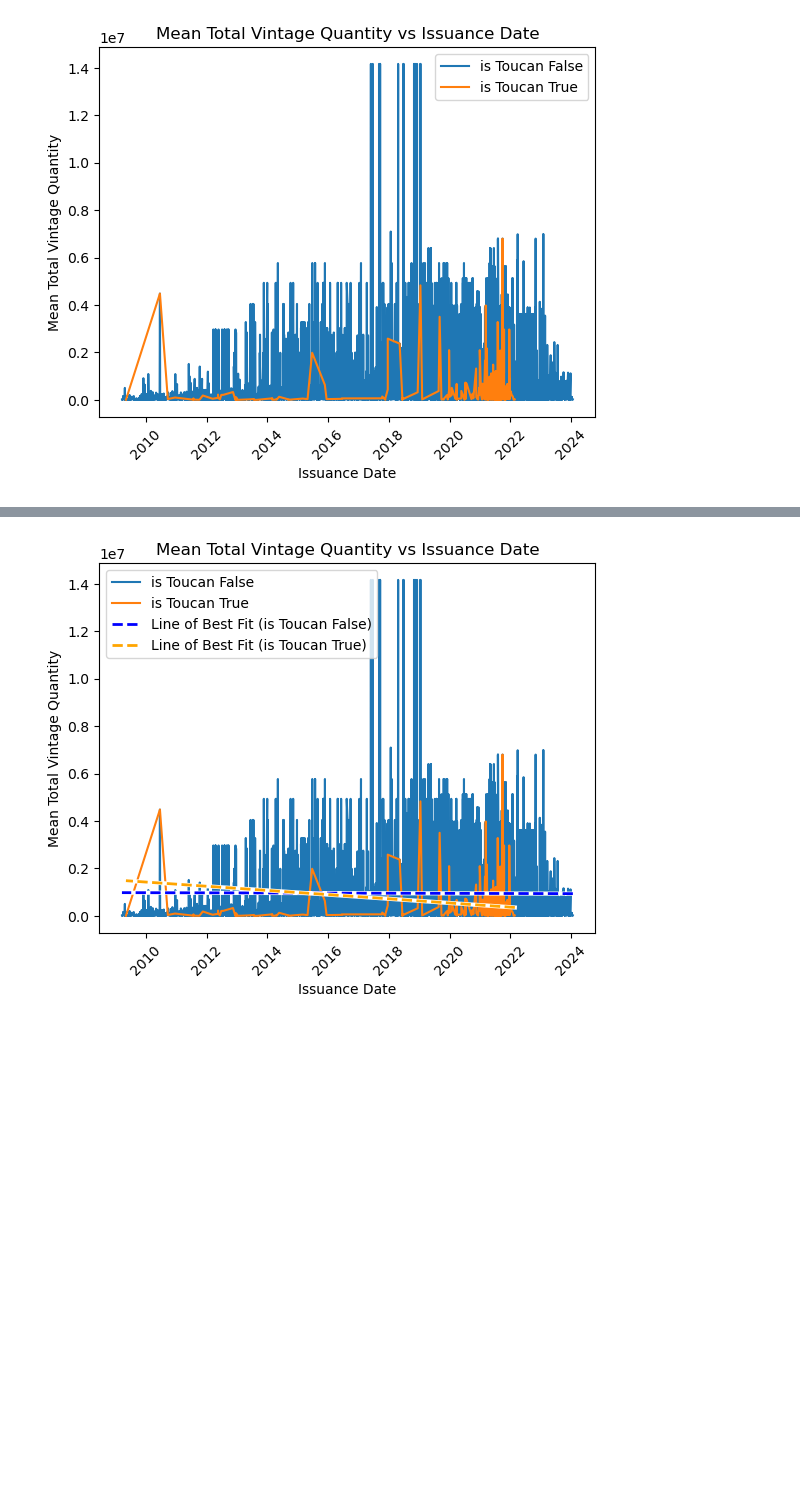
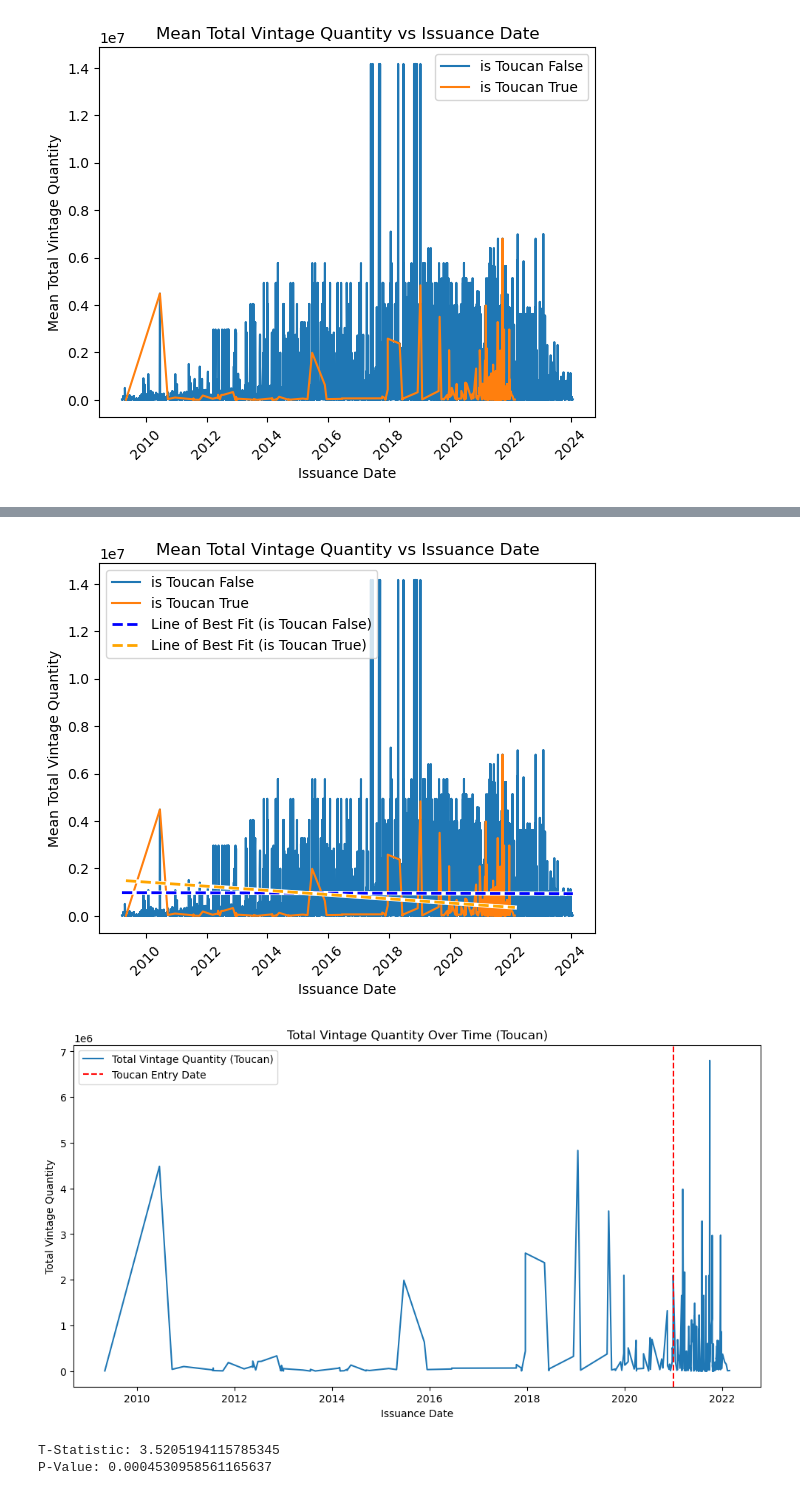
Before and after one commit to dkilleen428/honors_thesis, a Jupyter notebook: Issuance_Date.ipynb, the cells around one changed output, grey strips where cells are left out. Drawn from its saved outputs; the diff is of its cells as text; code cells hidden in the pictures; blank space fills up the shorter version.

Commit message:
adding Issuance graphs

```diff
--- a/Issuance_Date.ipynb
+++ b/Issuance_Date.ipynb
@@ -83,3 +26,5 @@ plt.show()
+# %%
+verra_df = verra_df.sort_values(by='Issuance Date')
 # %%
 import matplotlib.pyplot as plt
 
@@ -118,26 +120,4 @@ plt.show()
 # %%
-from sklearn.linear_model import LinearRegression
-
-# Convert 'Issuance Date' to datetime
-verra_df['Issuance Date'] = pd.to_datetime(verra_df['Issuance Date'])
-
-# Group by 'Issuance Date' and 'is Toucan', and calculate the mean 'Total Vintage Quantity'
-
-# Separate DataFrames for True and False 'is Toucan'
-is_toucan_true = verra_df[verra_df['is Toucan'] == True]
-is_toucan_false = verra_df[verra_df['is Toucan'] == False]
-
-# Linear regression for True 'is Toucan'
-true_x = is_toucan_true['Issuance Date'].values.astype('datetime64[ns]').astype(np.int64).reshape(-1, 1)
-true_y = is_toucan_true['Total Vintage Quantity'].values.reshape(-1, 1)
-true_model = LinearRegression().fit(true_x, true_y)
-true_y_pred = true_model.predict(true_x)
-
-# Linear regression for False 'is Toucan'
-false_x = is_toucan_false['Issuance Date'].values.astype('datetime64[ns]').astype(np.int64).reshape(-1, 1)
-false_y = is_toucan_false['Total Vintage Quantity'].values.reshape(-1, 1)
-false_model = LinearRegression().fit(false_x, false_y)
-false_y_pred = false_model.predict(false_x)
 
 # Plot 'Issuance Date' against 'Total Vintage Quantity' for False 'is Toucan'
 plt.plot(is_toucan_false['Issuance Date'], is_toucan_false['Total Vintage Quantity'], label='is Toucan False')
@@ -166,4 +146,30 @@ plt.legend()
 # Show plot
 plt.show()
 # %% [output]
-[figure, old version]
+[figure, new version]
+# %%
+# Filter data for when 'is_toucan' is True
+toucan_data = verra_df[verra_df['is Toucan'] == True]
+
+# Plot total vintage quantity over time for Toucan
+plt.figure(figsize=(12, 6))
+plt.plot(toucan_data['Issuance Date'], toucan_data['Total Vintage Quantity'], label='Total Vintage Quantity (Toucan)')
+plt.axvline(toucan_entry_date, color='red', linestyle='--', label='Toucan Entry Date')
+plt.xlabel('Issuance Date')
+plt.ylabel('Total Vintage Quantity')
+plt.title('Total Vintage Quantity Over Time (Toucan)')
+plt.legend()
+plt.show()
+
+# Segment data into periods before and after Toucan entry
+before_toucan = toucan_data[toucan_data['Issuance Date'] < toucan_entry_date]
+after_toucan = toucan_data[toucan_data['Issuance Date'] >= toucan_entry_date]
+
+# Perform statistical analysis (e.g., t-test) to compare total vintage quantity before and after Toucan entry
+t_statistic, p_value = scipy.stats.ttest_ind(before_toucan['Total Vintage Quantity'], after_toucan['Total Vintage Quantity'])
+print("T-Statistic:", t_statistic)
+print("P-Value:", p_value)
+# %% [output]
+[figure, added]
+T-Statistic: 3.5205194115785345
+P-Value: 0.0004530958561165637
```
Also changed, not shown: parts of 7 cells of this notebook, 2 other files.
